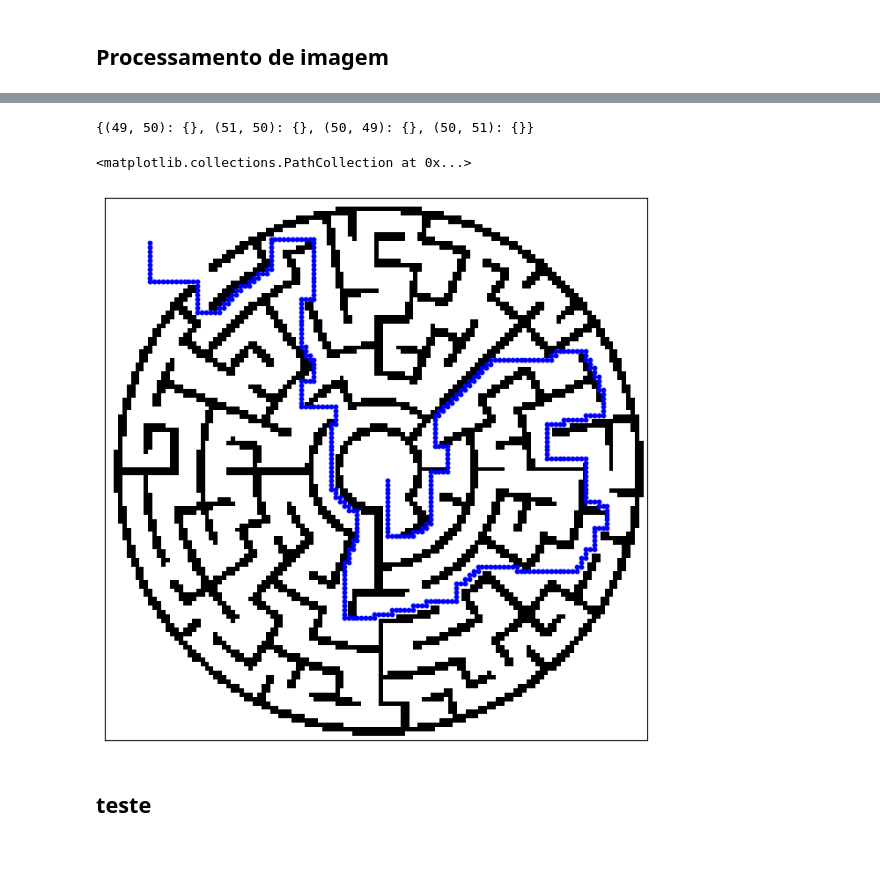
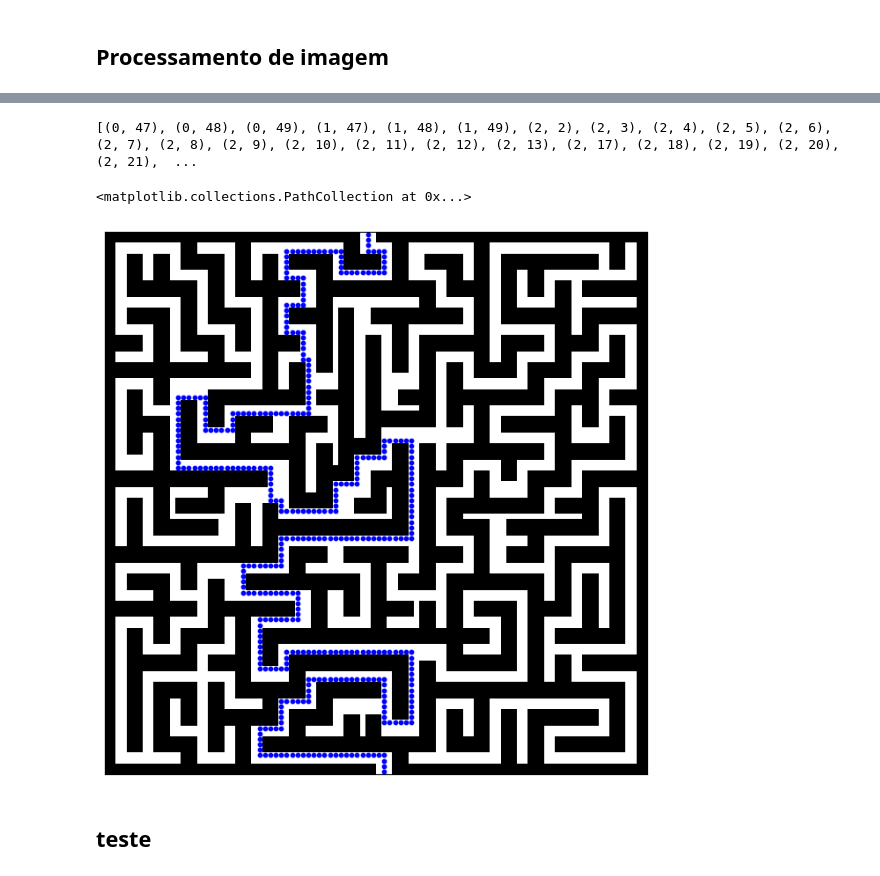
Before and after one commit to rafaelos134/RoboticaMovel, a Jupyter notebook: tp2/src/1_Roadmap/main_Roadmap.ipynb, the cells around one changed output, grey strips where cells are left out. Saved outputs shown, nothing was run; the diff lists cells and outputs as text; code cells hidden in the pictures.

```diff
--- a/tp2/src/1_Roadmap/main_Roadmap.ipynb
+++ b/tp2/src/1_Roadmap/main_Roadmap.ipynb
@@ -30,7 +26,7 @@ fig = plt.figure(figsize=(8,8), dpi=100)
 ax = fig.add_subplot(111, aspect='equal')
 
 # Invertendo os valores para visualização (Branco - 0, Preto - 1)
-img = mpimg.imread('../mapas_meus/circular_maze.png').astype(float)
+img = mpimg.imread('../../testes/new_maze_expand.png').astype(float)
 
 if img.ndim == 3:
     img = img[:, :, 0]
@@ -49,12 +45,12 @@ ax.imshow(img, cmap='Greys', origin='upper')
 # %%
 # Dimensões do mapa informado em metros (X, Y)
-map_dims = np.array([1258, 1259]) # Cave
+map_dims = np.array([100, 100]) # Cave
 
 # Escala Pixel/Metro
 sy, sx = img.shape[:2] / map_dims
 
 # Tamanho da célula do nosso Grid (em metros)
-cell_size = 10
+cell_size = 1
 
 rows, cols = (map_dims / cell_size).astype(int)
 grid = np.zeros((rows, cols))
@@ -80,6 +76,7 @@ fig = plt.figure(figsize=(8,8), dpi=100)
 ax = fig.add_subplot(111, aspect='equal')
 
 # Plotando Mapa e Células
+
 obj = ax.imshow(img, cmap='Greys', extent=(0, map_dims[1], 0, map_dims[0]), origin='upper')
 obj = ax.imshow(grid, cmap='Reds', extent=(0, map_dims[1], 0, map_dims[0]), alpha=.6)
 
@@ -137,27 +134,27 @@ nx.draw(G, pos, font_size=3, with_labels=True, node_size=50, node_color="g", ax=
 # %%
-print(G[50,50])
+print(G.nodes())
 # %% [output]
-{(49, 50): {}, (51, 50): {}, (50, 49): {}, (50, 51): {}}
+[(0, 47), (0, 48), (0, 49), (1, 47), (1, 48), (1, 49), (2, 2), (2, 3), (2, 4), (2, 5), (2, 6), (2, 7), (2, 8), (2, 9), (2, 10), (2, 11), (2, 12), (2, 13), (2, 17), (2, 18), (2, 19), (2, 20), (2, 21),  ...
 # %%
 # Finalmente podemos determinar o menor caminho entre duas células
 # ATENÇÃO para o Sistema de Coordenadas -- relação Índice do grid e Posição no mundo
 
-start_node =  (65, 65)
-end_node = (10, 10)
+start_node =  (0, 48)
+end_node = (99, 51)
 
 
 fig = plt.figure(figsize=(8,8), dpi=100)
 ax = fig.add_subplot(111, aspect='equal')
 
 # Mapa
 obj = ax.imshow(grid, cmap='Greys', extent=(0, map_dims[1], 0,map_dims[0]))
 
 # Caminho
 path = nx.shortest_path(G, source=start_node, target=end_node)
 nx.draw_networkx_nodes(G, pos, nodelist=path, node_size=10, node_color='b')
 # %% [output]
 <matplotlib.collections.PathCollection at 0x...>
-[figure, old version]
+[figure, new version]
 # %% [markdown]
 ## teste
 # %%
```
Also changed, not shown: parts of 22 cells of this notebook, 8 other files.
